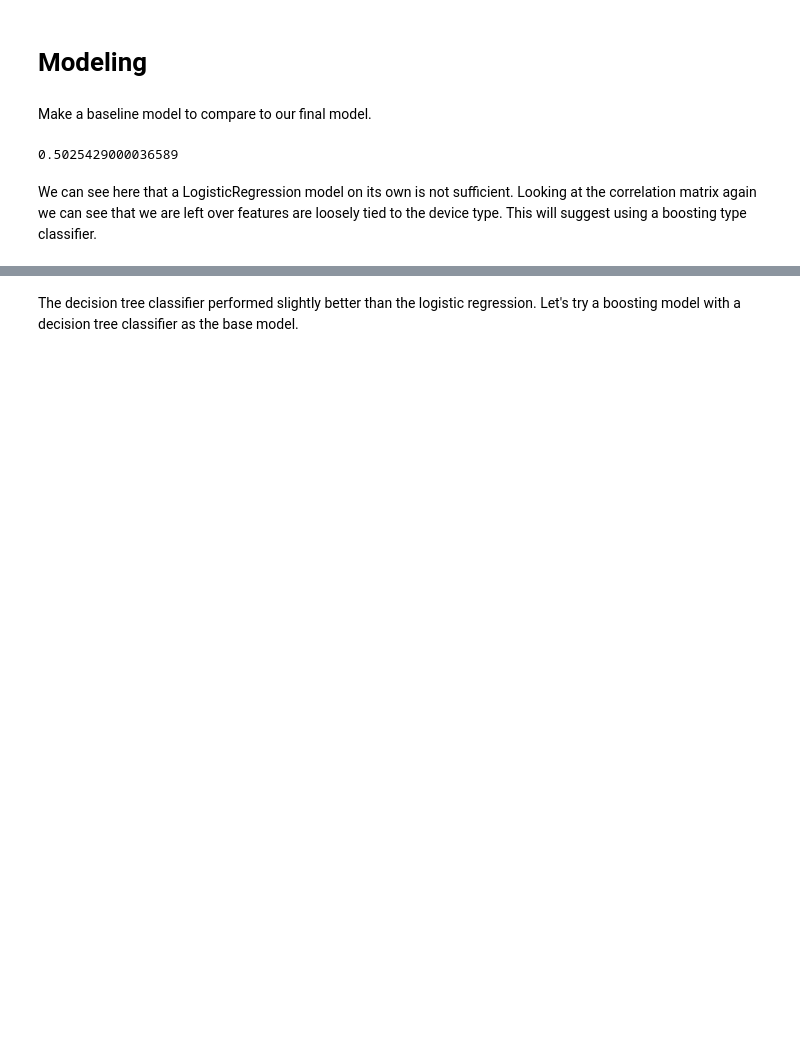
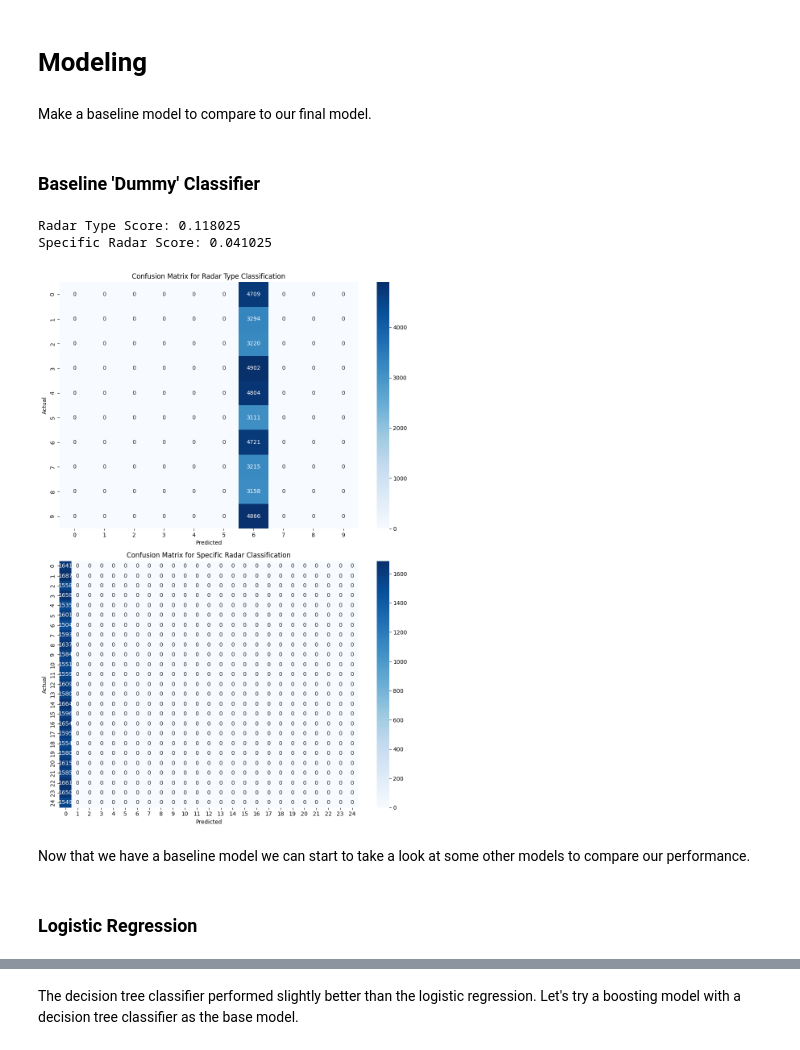
Before and after one commit to Nublaikhan/berkeley-ai-ml-cert, a Jupyter notebook: capstone/Capstone_EDA.ipynb, the cells around one changed output, grey strips where cells are left out. Drawn from its saved outputs; the diff is of its cells as text; code cells hidden in the pictures; blank space fills up the shorter version.

```diff
--- a/capstone/Capstone_EDA.ipynb
+++ b/capstone/Capstone_EDA.ipynb
@@ -229,13 +153,11 @@ After trying some basics, our baseline model was only performing at a coin toss
 # %%
 scaler = StandardScaler()
 
-X = df_clean.drop('Device Type', axis=1)
+X = df.drop(['Type', 'Name'], axis=1)
 X_scaled = scaler.fit_transform(X)
-y = df_clean['Device Type']
+y_t = df['Type']
+y_name = df['Name']
 
-pca = PCA(n_components=30)
-X_pca = pca.fit_transform(X_scaled)
-print(pca.explained_variance_ratio_)
-print(X)
 
-X_train, X_test, y_train, y_test = train_test_split(X_pca, y)
+X_train_t, X_test_t, y_train_t, y_test_t = train_test_split(X, y_t, test_size=0.2)
+X_train_name, X_test_name, y_train_name, y_test_name = train_test_split(X, y_name, test_size=0.2)
@@ -261,14 +165,48 @@ X_train, X_test, y_train, y_test = train_test_split(X_pca, y)
 # Modeling
 # %% [markdown]
 Make a baseline model to compare to our final model.
+# %% [markdown]
+### Baseline 'Dummy' Classifier
 # %%
 pipe = Pipeline([
     ('scaler', StandardScaler()),
-    ('lr', LogisticRegression())
+    ('lr', DummyClassifier())
 ])
-pipe.fit(X_train, y_train)
-print(pipe.score(X_test, y_test))
+pipe.fit(X_train_t, y_train_t)
+print("Radar Type Score: " + str(pipe.score(X_test_t, y_test_t)))
+
+# Generate predictions for confusion matrices
+y_pred_t = pipe.predict(X_test_t)
+cm_t = confusion_matrix(y_test_t, y_pred_t)
+
+pipe.fit(X_train_name, y_train_name)
+print("Specific Radar Score: " + str(pipe.score(X_test_name, y_test_name)))
+
+y_pred_name = pipe.predict(X_test_name)
+cm_name = confusion_matrix(y_test_name, y_pred_name)
+
+# Create a figure with 2 subplots for confusion matrices
+fig, axes = plt.subplots(2, 1, figsize=(10, 14))
+
+# First subplot: Radar Type Classification confusion matrix
+sns.heatmap(cm_t, annot=True, fmt='d', cmap='Blues', ax=axes[0])
+axes[0].set_title('Confusion Matrix for Radar Type Classification')
+axes[0].set_xlabel('Predicted')
+axes[0].set_ylabel('Actual')
+
+# Second subplot: Specific Radar Classification confusion matrix
+sns.heatmap(cm_name, annot=True, fmt='d', cmap='Blues', ax=axes[1])
+axes[1].set_title('Confusion Matrix for Specific Radar Classification')
+axes[1].set_xlabel('Predicted')
+axes[1].set_ylabel('Actual')
+
+plt.tight_layout()
+plt.show()
 # %% [output]
-0.5025429000036589
+Radar Type Score: 0.118025
+Specific Radar Score: 0.041025
+[figure, added]
-# %% [markdown]
-We can see here that a LogisticRegression model on its own is not sufficient.  Looking at the correlation matrix again we can see that we are left over features are loosely tied to the device type.  This will suggest using a boosting type classifier.
+# %% [markdown]
+Now that we have a baseline model we can start to take a look at some other models to compare our performance.
+# %% [markdown]
+### Logistic Regression
```
Also changed, not shown: parts of 36 cells of this notebook, 4 other files.
